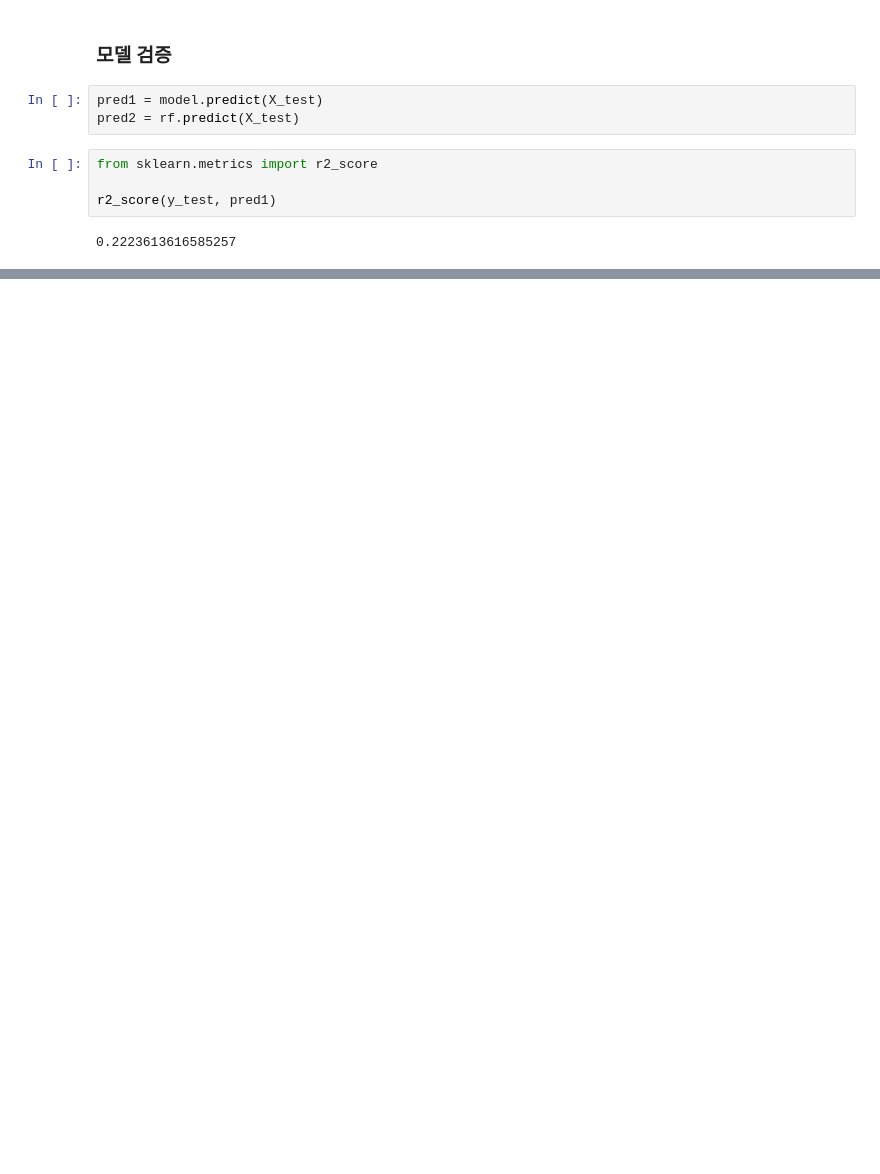
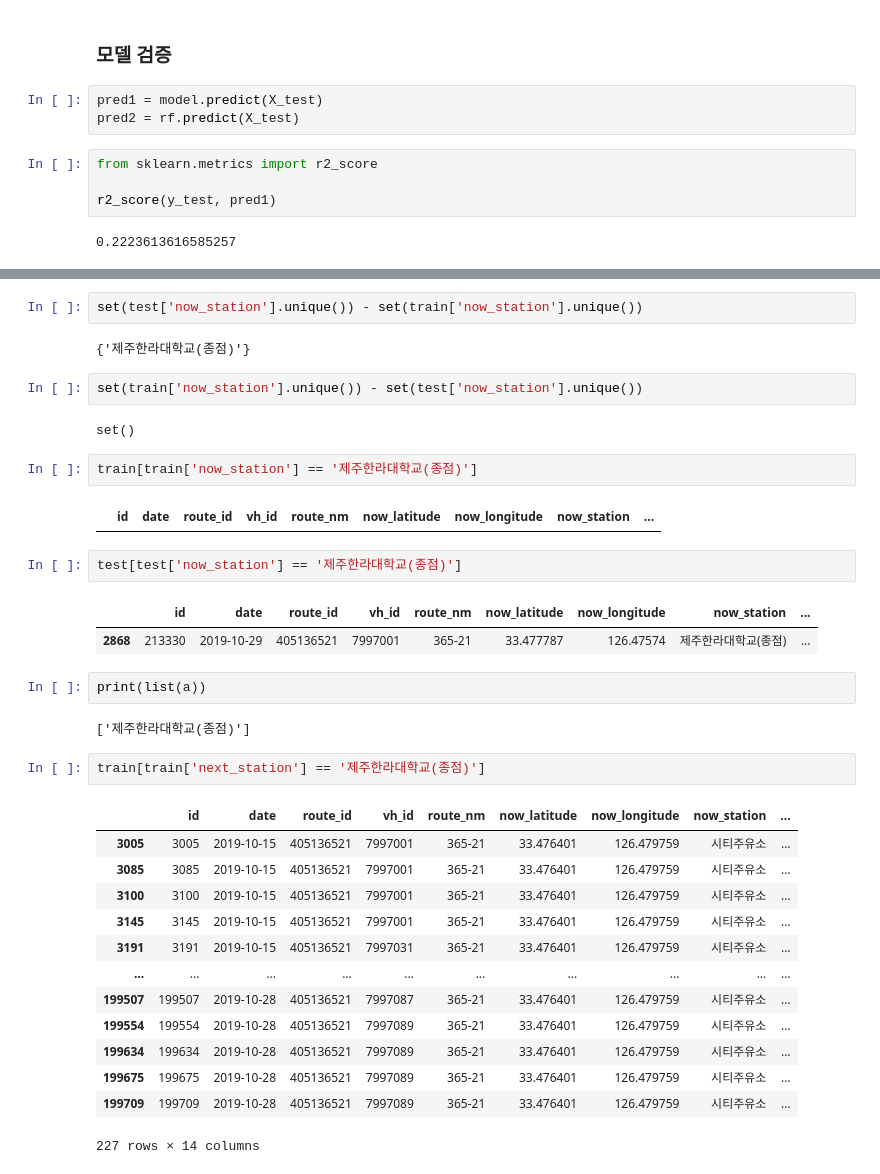
Before and after one commit to endnef2/past_learning, a Jupyter notebook: 데이터분석/bus.ipynb, the cells around one changed output, grey strips where cells are left out. Drawn from its saved outputs; the diff is of its cells as text; blank space fills up the shorter version.

```diff
--- a/데이터분석/bus.ipynb
+++ b/데이터분석/bus.ipynb
@@ -243,0 +372,37 @@ r2_score(y_test, pred2)
+# %%
+set(test['now_station'].unique()) - set(train['now_station'].unique())
+# %% [output]
+{'제주한라대학교(종점)'}
+# %%
+set(train['now_station'].unique()) - set(test['now_station'].unique())
+# %% [output]
+set()
+# %%
+train[train['now_station'] == '제주한라대학교(종점)']
+# %% [output]
+|  | id | date | route_id | vh_id | route_nm | now_latitude | now_longitude | now_station | ... |
+# %%
+test[test['now_station'] == '제주한라대학교(종점)']
+# %% [output]
+|  | id | date | route_id | vh_id | route_nm | now_latitude | now_longitude | now_station | ... |
+| 2868 | 213330 | 2019-10-29 | 405136521 | 7997001 | 365-21 | 33.477787 | 126.47574 | 제주한라대학교(종점) | ... |
+# %%
+print(list(a))
+# %% [output]
+['제주한라대학교(종점)']
+# %%
+train[train['next_station'] == '제주한라대학교(종점)']
+# %% [output]
+|  | id | date | route_id | vh_id | route_nm | now_latitude | now_longitude | now_station | ... |
+| 3005 | 3005 | 2019-10-15 | 405136521 | 7997001 | 365-21 | 33.476401 | 126.479759 | 시티주유소 | ... |
+| 3085 | 3085 | 2019-10-15 | 405136521 | 7997001 | 365-21 | 33.476401 | 126.479759 | 시티주유소 | ... |
+| 3100 | 3100 | 2019-10-15 | 405136521 | 7997001 | 365-21 | 33.476401 | 126.479759 | 시티주유소 | ... |
+| 3145 | 3145 | 2019-10-15 | 405136521 | 7997001 | 365-21 | 33.476401 | 126.479759 | 시티주유소 | ... |
+| 3191 | 3191 | 2019-10-15 | 405136521 | 7997031 | 365-21 | 33.476401 | 126.479759 | 시티주유소 | ... |
+| ... | ... | ... | ... | ... | ... | ... | ... | ... | ... |
+| 199507 | 199507 | 2019-10-28 | 405136521 | 7997087 | 365-21 | 33.476401 | 126.479759 | 시티주유소 | ... |
+| 199554 | 199554 | 2019-10-28 | 405136521 | 7997089 | 365-21 | 33.476401 | 126.479759 | 시티주유소 | ... |
+| 199634 | 199634 | 2019-10-28 | 405136521 | 7997089 | 365-21 | 33.476401 | 126.479759 | 시티주유소 | ... |
+| 199675 | 199675 | 2019-10-28 | 405136521 | 7997089 | 365-21 | 33.476401 | 126.479759 | 시티주유소 | ... |
+| 199709 | 199709 | 2019-10-28 | 405136521 | 7997089 | 365-21 | 33.476401 | 126.479759 | 시티주유소 | ... |
+227 rows × 14 columns
```
Also changed, not shown: parts of 25 cells of this notebook.
